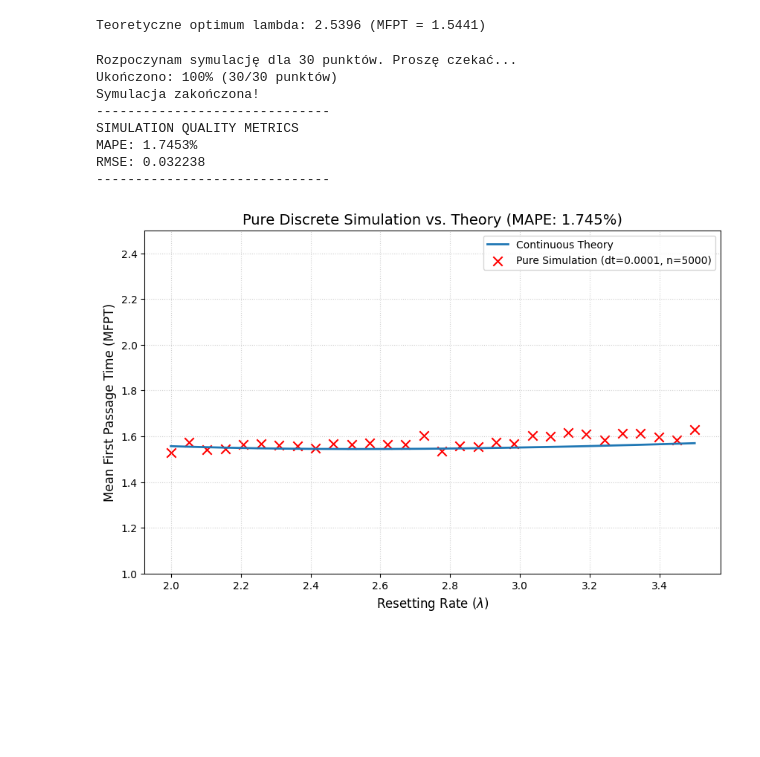
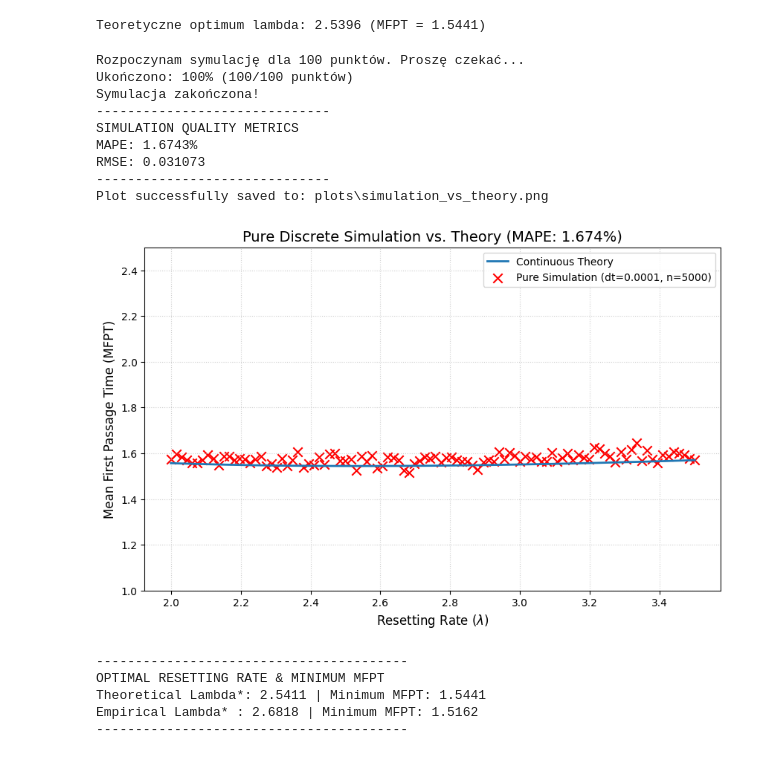
Before and after one commit to bartox12/Stochastic-Processes, a Jupyter notebook: Spins_Project.ipynb, the cells around one changed output. Saved outputs shown, nothing was run; the diff lists cells and outputs as text; code cells hidden in the pictures; blank space fills up the shorter version.

```diff
--- a/Spins_Project.ipynb
+++ b/Spins_Project.ipynb
@@ -179,6 +173,7 @@ print(f"Teoretyczne optimum lambda: {lambda_opt_theory:.4f} (MFPT = {min_mfpt_th
 # %% [output]
 Teoretyczne optimum lambda: 2.5396 (MFPT = 1.5441)
 # %%
+import os
 import numpy as np
 import matplotlib.pyplot as plt
 from numba import njit
@@ -212,7 +207,7 @@ def simulate_mfpt_pure(lam, D, L, dt, trials):
                 x = 0.0
             else:
                 # 2. Diffusion step
-                x += np.random.normal(0, 1.0) * sqrt_2Ddt
+                x += np.random.normal(0.0, 1.0) * sqrt_2Ddt
 
             t += dt
 
@@ -224,7 +219,7 @@ def simulate_mfpt_pure(lam, D, L, dt, trials):
     return total_fpt / trials
 
 # --- 2. Generate Comparison Data ---
-sim_lambda_vals = np.linspace(2.0, 3.5, 30) # Wąski zakres, dużo punktów
+sim_lambda_vals = np.linspace(2.0, 3.5, 100) # Wąski zakres, dużo punktów
 total_points = len(sim_lambda_vals)
 print(f"Rozpoczynam symulację dla {total_points} punktów. Proszę czekać...")
 
@@ -250,36 +245,67 @@ rmse = np.sqrt(np.mean((theory_at_sim - sim_results)**2))
 
 print("-" * 30)
 print(f"SIMULATION QUALITY METRICS")
 print(f"MAPE: {mape:.4f}%")
 print(f"RMSE: {rmse:.6f}")
 print("-" * 30)
 
 # --- 4. Plotting ---
-# --- 4. Plotting ---
 plt.figure(figsize=(10, 6))
 lam_theory_fine = np.linspace(2.0, 3.5, 500)
 mfpt_theory_fine = (1 / lam_theory_fine) * (np.exp(np.sqrt(lam_theory_fine / D) * L) - 1)
 
 plt.plot(lam_theory_fine, mfpt_theory_fine, label='Continuous Theory', color='#1f77b4', lw=2)
 plt.scatter(sim_lambda_vals, sim_results, color='red', marker='x', s=80,
             label=f'Pure Simulation (dt={dt}, n={num_trials})')
 
 plt.title(f'Pure Discrete Simulation vs. Theory (MAPE: {mape:.3f}%)', fontsize=14)
 plt.xlabel('Resetting Rate ($\lambda$)', fontsize=12)
 plt.ylabel('Mean First Passage Time (MFPT)', fontsize=12)
 
 plt.ylim(1.0, 2.5)
 
 plt.legend()
 plt.grid(True, linestyle=':', alpha=0.6)
+
+# --- Save Plot ---
+# Tworzenie folderu (jeśli nie istnieje) i zapis wykresu
+os.makedirs('plots', exist_ok=True)
+plot_path = os.path.join('plots', 'simulation_vs_theory.png')
+plt.savefig(plot_path, dpi=300, bbox_inches='tight')
+print(f"Plot successfully saved to: {plot_path}")
+
 plt.show()
 # %% [output]
-Rozpoczynam symulację dla 30 punktów. Proszę czekać...
-Ukończono: 100% (30/30 punktów)
+Rozpoczynam symulację dla 100 punktów. Proszę czekać...
+Ukończono: 100% (100/100 punktów)
 Symulacja zakończona!
 ------------------------------
 SIMULATION QUALITY METRICS
-MAPE: 1.7453%
-RMSE: 0.032238
+MAPE: 1.6743%
+RMSE: 0.031073
 ------------------------------
+Plot successfully saved to: plots\simulation_vs_theory.png
-[figure, old version]
+[figure, new version]
+# %%
+# --- 6. Optimal Values Comparison ---
+# Find empirical minimum
+min_sim_idx = np.argmin(sim_results)
+optimal_lambda_sim = sim_lambda_vals[min_sim_idx]
+min_mfpt_sim = sim_results[min_sim_idx]
+
+# Find theoretical minimum (using the fine-grained array)
+min_theory_idx = np.argmin(mfpt_theory_fine)
+optimal_lambda_theory = lam_theory_fine[min_theory_idx]
+min_mfpt_theory = mfpt_theory_fine[min_theory_idx]
+
+print("-" * 40)
+print("OPTIMAL RESETTING RATE & MINIMUM MFPT")
+print(f"Theoretical Lambda*: {optimal_lambda_theory:.4f} | Minimum MFPT: {min_mfpt_theory:.4f}")
+print(f"Empirical Lambda* : {optimal_lambda_sim:.4f} | Minimum MFPT: {min_mfpt_sim:.4f}")
+print("-" * 40)
+# %% [output]
+----------------------------------------
+OPTIMAL RESETTING RATE & MINIMUM MFPT
+Theoretical Lambda*: 2.5411 | Minimum MFPT: 1.5441
+Empirical Lambda* : 2.6818 | Minimum MFPT: 1.5162
+----------------------------------------
```
Also changed, not shown: parts of 5 cells of this notebook, 3 other files.
